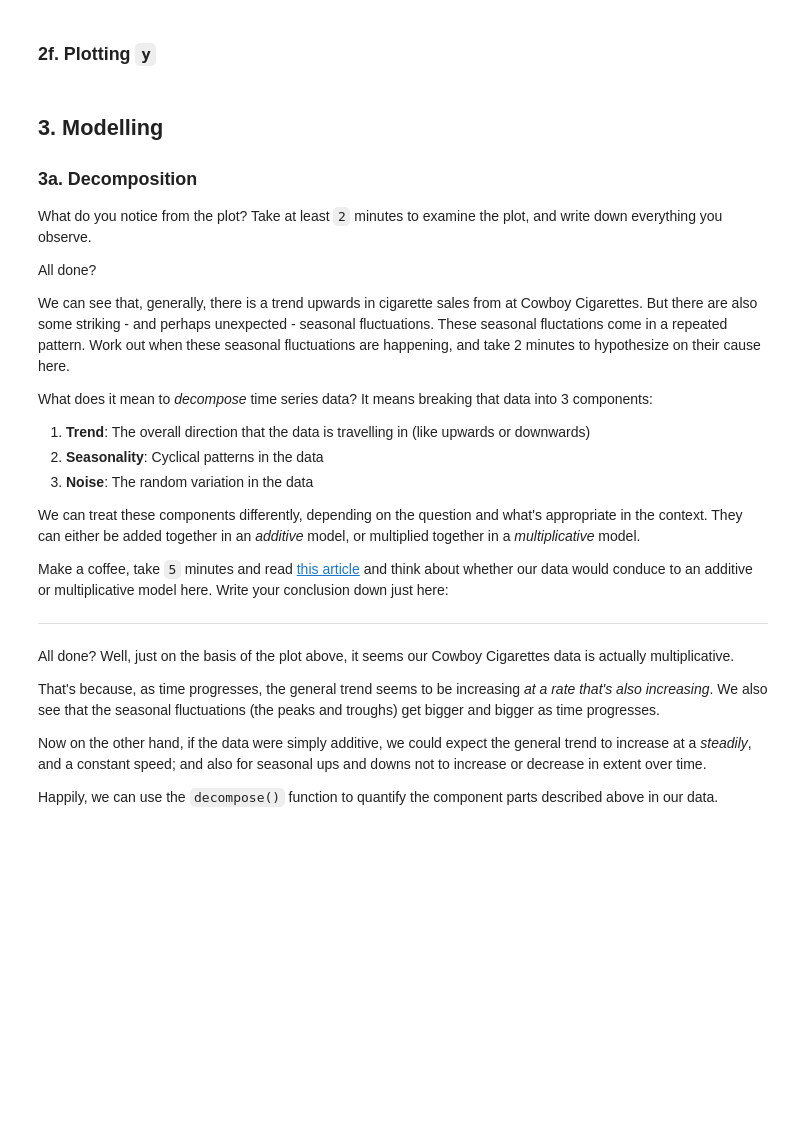
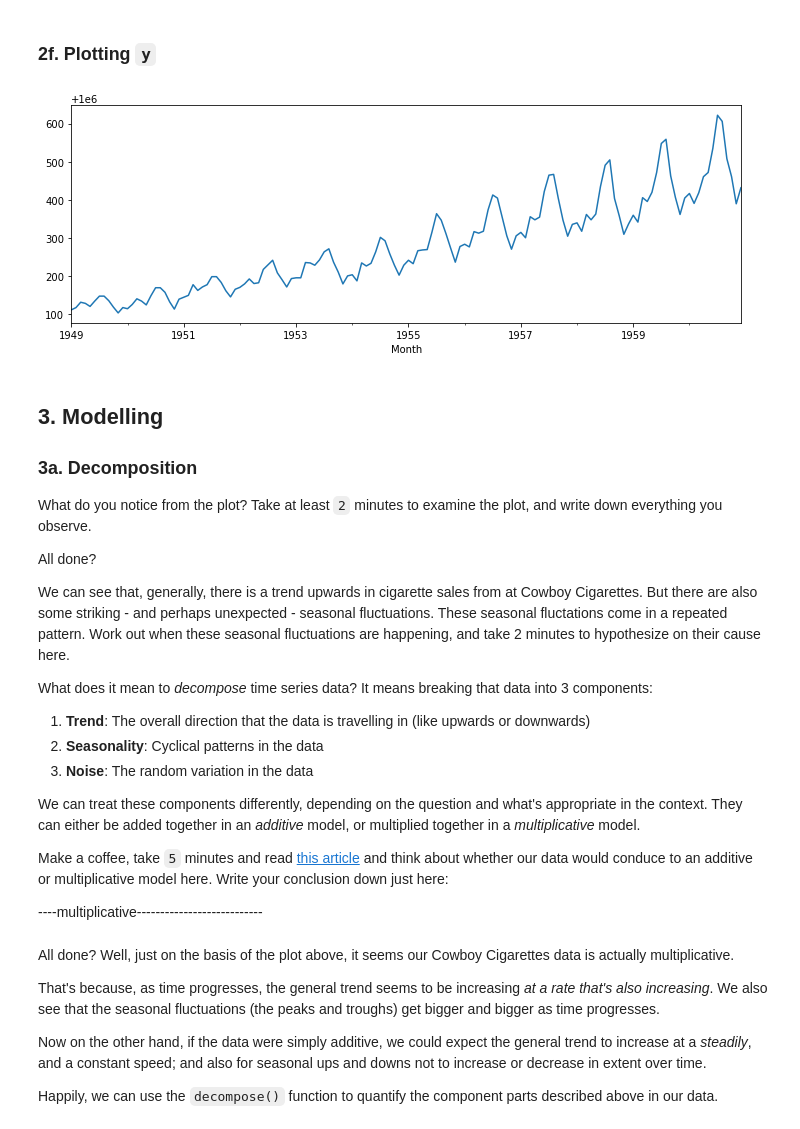
Before and after one commit to cabruck/DataScienceTimeSeriesCigarettes, a Jupyter notebook: Cowboy Cigarettes Case Study - Tier 3.ipynb, the cells around one changed output. Cells and saved outputs as stored; diff of their text form; code cells hidden in the pictures; blank space fills up the shorter version.

```diff
--- a/Cowboy Cigarettes Case Study - Tier 3.ipynb
+++ b/Cowboy Cigarettes Case Study - Tier 3.ipynb
@@ -105,0 +135,3 @@ _ _ _
+# %%
+cigData.drop('Unnamed: 0',axis=1,inplace=True)
+cigData.head()
@@ -112,2 +149,4 @@ _ _ _
+# %%
+cigData.rename(columns={'Time':'Month'},inplace=True)
 # %% [markdown]
 Call a head() to check this has worked.
@@ -125,0 +212,4 @@ _ _ _
+# %%
+# Or, set index on dataframe first, then extract single column
+cigDataSeries = cigData.set_index(pd.to_datetime(cigData['Month']))['#CigSales']
+cigDataSeries.head()
@@ -136,2 +232,6 @@ _ _ _
+# %%
+# CB what does "assign the indexed #Passenger column" mean ???!!!
+# I'll just do this instead.
+y = cigDataSeries
 # %% [markdown]
 Check the type of our new variable.
@@ -152,3 +262,10 @@ _ _ _
+# %%
+# well, pandas has plot support, so let's not do
+#plt.plot(y);
+#but instead:
+y.plot(figsize=(12,4));
+# %% [output]
+[figure, added]
 # %% [markdown]
 ## 3. Modelling
 ### 3a. Decomposition
@@ -168,7 +285,7 @@ We can treat these components differently, depending on the question and what's
 
 Make a coffee, take `5` minutes and read [this article](https://medium.com/@sigmundojr/seasonality-in-python-additive-or-multiplicative-model-d4b9cf1f48a7) and think about whether our data would conduce to an additive or multiplicative model here. Write your conclusion down just here:
 
--------------------------------
+----multiplicative---------------------------
 # %% [markdown]
 All done? Well, just on the basis of the plot above, it seems our Cowboy Cigarettes data is actually multiplicative.
 
```
Also changed, not shown: parts of 66 cells of this notebook, 2 other files.
